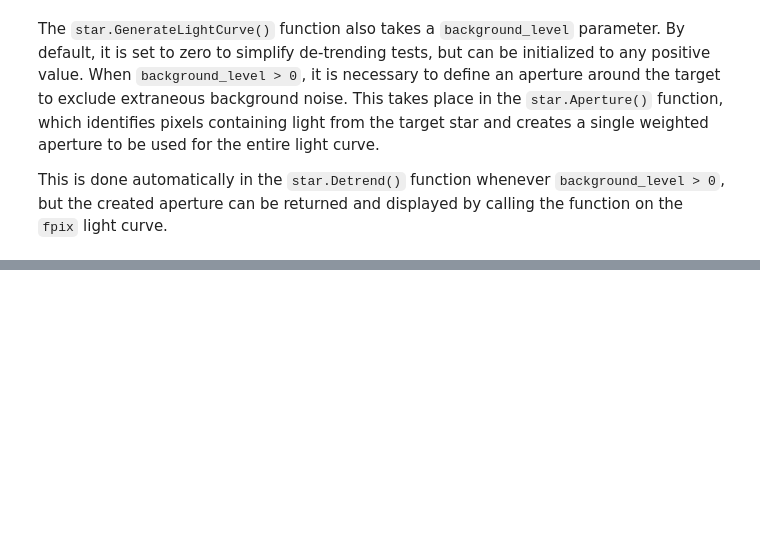
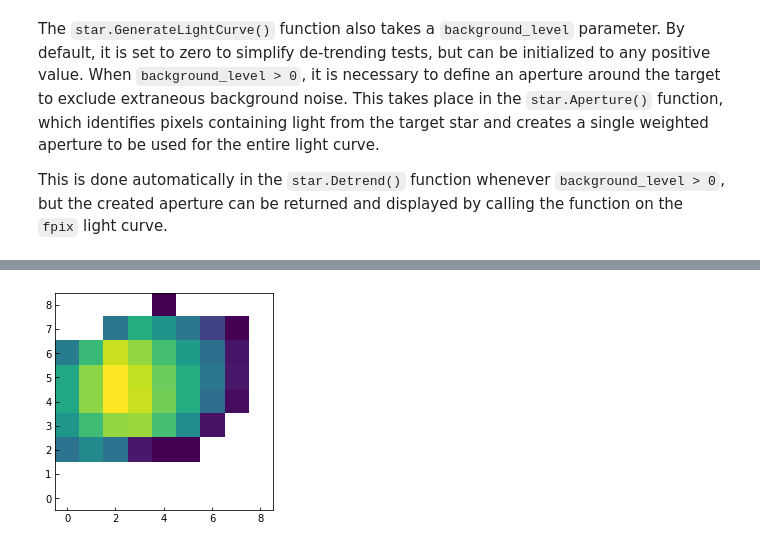
Before and after one commit to nksaunders/scope, a Jupyter notebook: Notebooks/Example.ipynb, the cells around one changed output, grey strips where cells are left out. Cells and saved outputs as stored; diff of their text form; code cells hidden in the pictures; blank space fills up the shorter version.

```diff
--- a/Notebooks/Example.ipynb
+++ b/Notebooks/Example.ipynb
@@ -160,0 +161,7 @@ pl.imshow(aperture, origin='lower');
+# %%
+highroll_fpix, highroll_flux, highroll_ferr = star.GenerateLightCurve(12., roll=10., apsize=9, ncadences=100)
+# %%
+aperture = star.Aperture(highroll_fpix)
+pl.imshow(aperture, origin='lower');
+# %% [output]
+[figure, added]
```
Also changed, not shown: parts of 1 cell of this notebook.
